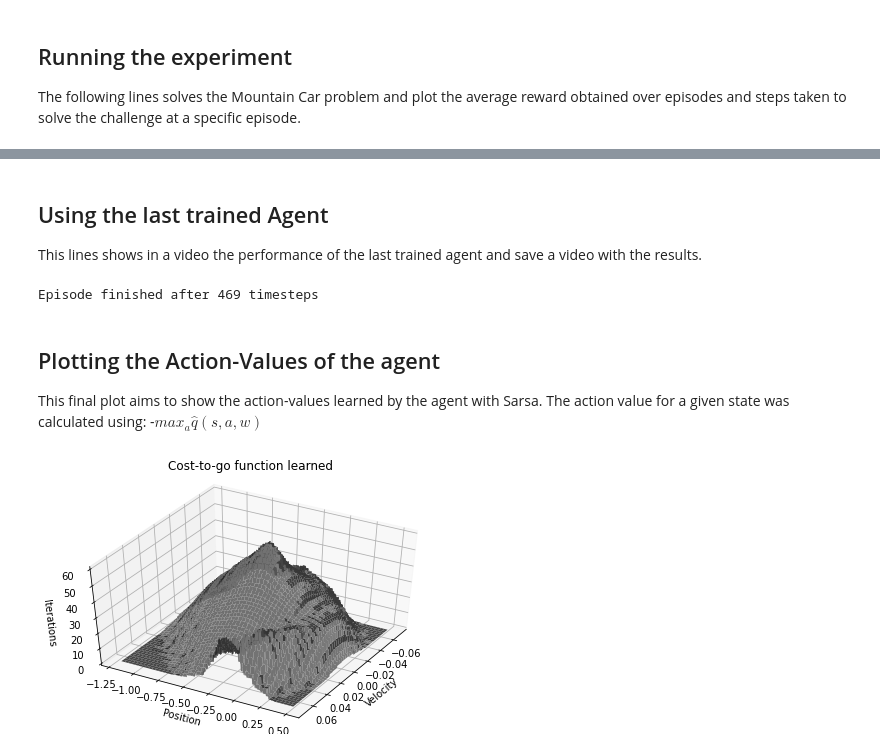
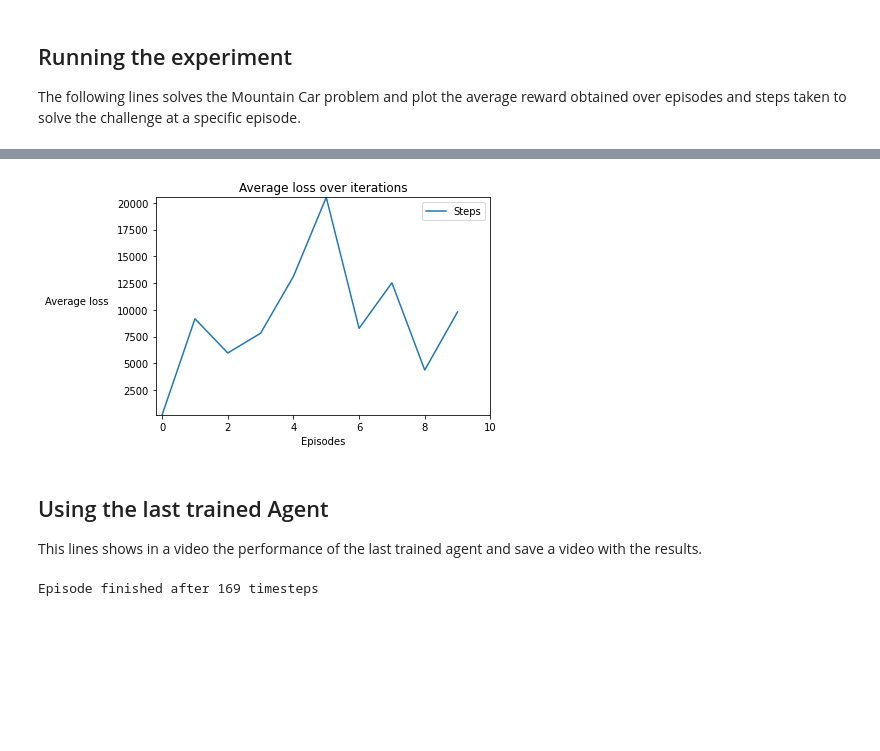
Before and after one commit to MikeS96/rl_openai, a Jupyter notebook: LunarLander.ipynb, the cells around one changed output, grey strips where cells are left out. Cells and saved outputs as stored; diff of their text form; code cells hidden in the pictures; blank space fills up the shorter version.

```diff
--- a/LunarLander.ipynb
+++ b/LunarLander.ipynb
@@ -146,7 +156,7 @@ class ActionValueNetwork(nn.Module):
         self.output = nn.Linear(self.num_hidden_units, self.num_actions)
 
 
-    def get_action_values(self, s):
+    def forward(self, s):
         """
         This is a feed-forward pass in the network
         Args:
@@ -754,3 +748,15 @@ The Wordt reward obtained solving the experiment was: -2799.0
+# %%
+loss_average = np.mean(np.array(all_loss), axis=0)
+plt.plot(loss_average, label = 'Steps')
+plt.xlabel("Episodes")
+plt.ylabel("Average loss",rotation=0, labelpad=40)
+plt.xlim(-0.2, num_episodes)
+plt.ylim(loss_average.min(), loss_average.max())
+plt.title("Average loss over iterations")
+plt.legend()
+plt.show()
+# %% [output]
+[figure, added]
 # %% [markdown]
 ## Using the last trained Agent
 
@@ -764,7 +770,7 @@ num_episodes = 1000
 env_to_wrap = gym.make('LunarLander-v2')
 # Maximum number of possible iterations (default was 200)
 env_to_wrap._max_episode_steps = 1500
-env = Monitor(env_to_wrap, "./video", video_callable=lambda episode_id: True, force=True)
+env = Monitor(env_to_wrap, "./video/lunarLander", video_callable=lambda episode_id: True, force=True)
 
 
 # Number of runs are the times the experiment will start again (a.k.a episode)
@@ -800,8 +806,4 @@ env_to_wrap.close()
 
 print("Episode finished after {} timesteps".format(t+1))
 # %% [output]
-Episode finished after 469 timesteps
+Episode finished after 169 timesteps
-# %% [markdown]
-## Plotting the Action-Values of the agent
-
-This final plot aims to show the action-values learned by the agent with Sarsa. The action value for a given state was calculated using: -$max_a\hat{q}(s, a, w)$
@@ -823,15 +809,0 @@ for ix in range(len(pos_vals)):
-# %%
-# Plot the 3D surface
-fig = plt.figure()
-ax = fig.add_subplot(111, projection='3d')
-Px, Vy = np.meshgrid(pos_vals, vel_vals)
-ax.plot_surface(Vy, Px, av_grid, color = 'gray')
-ax.set_title("Cost-to-go function learned", y = 1.1)
-ax.set_xlabel('Velocity')
-ax.set_ylabel('Position')
-ax.set_zlabel('Iterations')
-ax.view_init(45, azim=30)
-plt.tight_layout()
-plt.show()
-# %% [output]
-[figure, removed]
```
Also changed, not shown: parts of 20 cells of this notebook.
